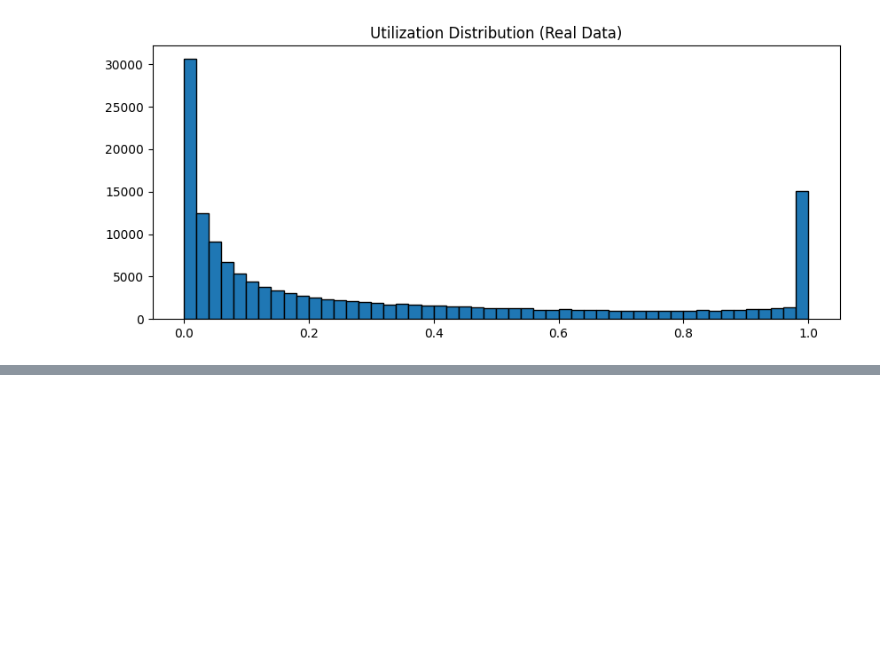
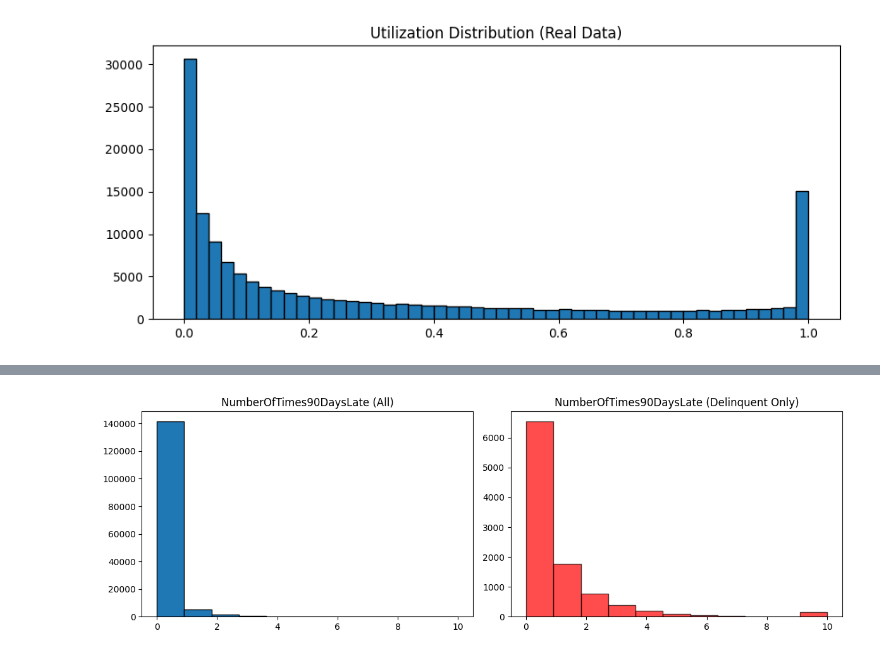
Before and after one commit to yash2484/Risk-Copilot, a Jupyter notebook: notebooks/01_real_data_eda.ipynb, the cells around one changed output, grey strips where cells are left out. Saved outputs shown, nothing was run; the diff lists cells and outputs as text; code cells hidden in the pictures; blank space fills up the shorter version.

```diff
--- a/notebooks/01_real_data_eda.ipynb
+++ b/notebooks/01_real_data_eda.ipynb
@@ -62,0 +147,21 @@ plt.show()
+# %%
+# Late(90 days) visualisation for all vs delinquent only
+
+late = gmsc["NumberOfTimes90DaysLate"].clip(0, 10)
+
+fig, axes = plt.subplots(1, 2, figsize=(12, 4))
+
+# All customers
+axes[0].hist(late, bins=11, edgecolor="black")
+axes[0].set_title("NumberOfTimes90DaysLate (All)")
+
+# Only delinquent customers
+late_delinq = late[gmsc["SeriousDlqin2yrs"]==1]
+axes[1].hist(late_delinq, bins=11, edgecolor="black", color="red", alpha=0.7)
+axes[1].set_title("NumberOfTimes90DaysLate (Delinquent Only)")
+
+plt.tight_layout()
+plt.savefig(r"\Users\yashc\OneDrive\Desktop\code\Risk-Copilot\notebooks/late_payments_dist.png", dpi=100, bbox_inches="tight")
+plt.show()
+# %% [output]
+[figure, added]
```
Also changed, not shown: parts of 11 cells of this notebook, 13 other files.
